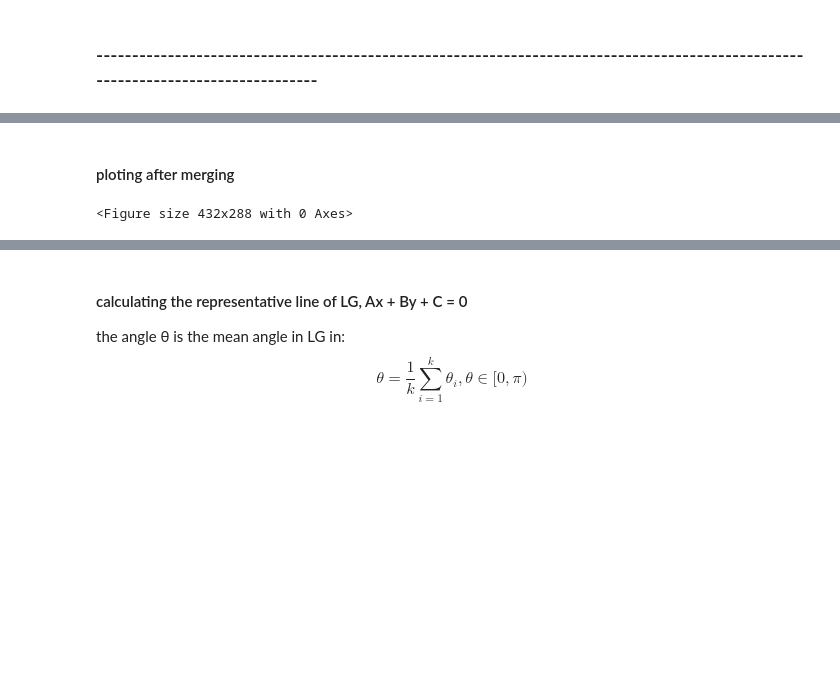
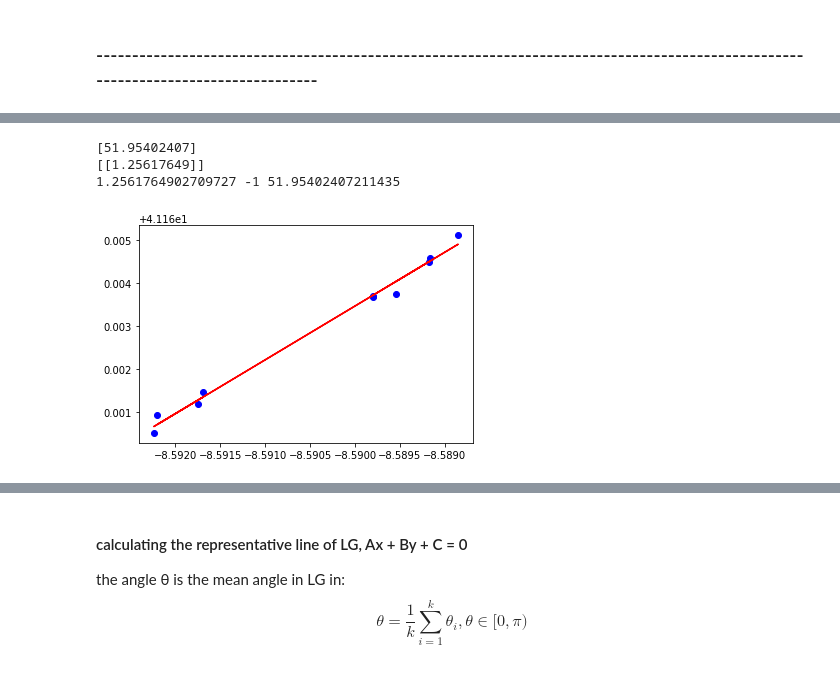
Before and after one commit to jiafug/dbpro, a Jupyter notebook: transform.ipynb, the cells around one changed output, grey strips where cells are left out. Cells and saved outputs as stored; diff of their text form; code cells hidden in the pictures; blank space fills up the shorter version.

```diff
--- a/transform.ipynb
+++ b/transform.ipynb
@@ -1319,22 +1329,57 @@ Index: []
-# %% [markdown]
-#### ploting after merging
-# %%
-fig = plt.figure()
-for i in new_lg.iterrows():
-    lon_l = []
-    lat_l= []
-    p1_lon = i[1][0]
-    p1_lat = i[1][1]
-    lon_l.append(p1_lon)
-    lat_l.append(p1_lat)
-    p2_lon = i[1][4]
-    p2_lat = i[1][5]
-    lon_l.append(p2_lon)
-    lat_l.append(p2_lat)
-    plt.plot(lon_l, lat_l)
-    plt.plot(lon_l, lat_l, 'ro')
-# %% [output]
-<Figure size 432x288 with 0 Axes>
+# %%
+'''
+simple linear regression
+'''
+
+from sklearn.linear_model import LinearRegression
+import numpy as np
+
+lon1_list = new_lg['lon1'].values.tolist()
+lon2_list = new_lg['lon2'].values.tolist()
+lon1_list.extend(lon2_list)
+x_list = np.array(lon1_list).reshape(-1, 1)
+lat1_list = new_lg['lat1'].values.tolist()
+lat2_list = new_lg['lat2'].values.tolist()
+lat1_list.extend(lat2_list)
+y_list = np.array(lat1_list).reshape(-1, 1)
+
+linear_regressor = LinearRegression()  # create object for the class
+linear_regressor.fit(x_list, y_list)  # perform linear regression
+Y_pred = linear_regressor.predict(x_list)  # make predictions
+
+# y=a+bx (Regressionsgerade)
+# a
+print(linear_regressor.intercept_)
+# b
+print(linear_regressor.coef_)
+
+# ausgehend von der Struktur Ax + By + C = 0
+# ist in diesem Fall:
+A = linear_regressor.coef_[0][0]
+B = -1
+C = linear_regressor.intercept_[0]
+
+print(A, B, C)
+
+fig = plt.figure()
+plt.plot(x_list, y_list, 'bo')
+plt.plot(x_list, Y_pred, color='red')
+
+
+def r_test(x):
+    y_list = []
+    for i in x:
+        y = C + A * i
+        y_list.append(y)
+    return y_list
+
+
+plt.show()
+# %% [output]
+[51.95402407]
+[[1.25617649]]
+1.2561764902709727 -1 51.95402407211435
+[figure, added]
 # %%
 mplleaflet.display(fig=fig)
 # %% [output]
```
Also changed, not shown: parts of 50 cells of this notebook.
